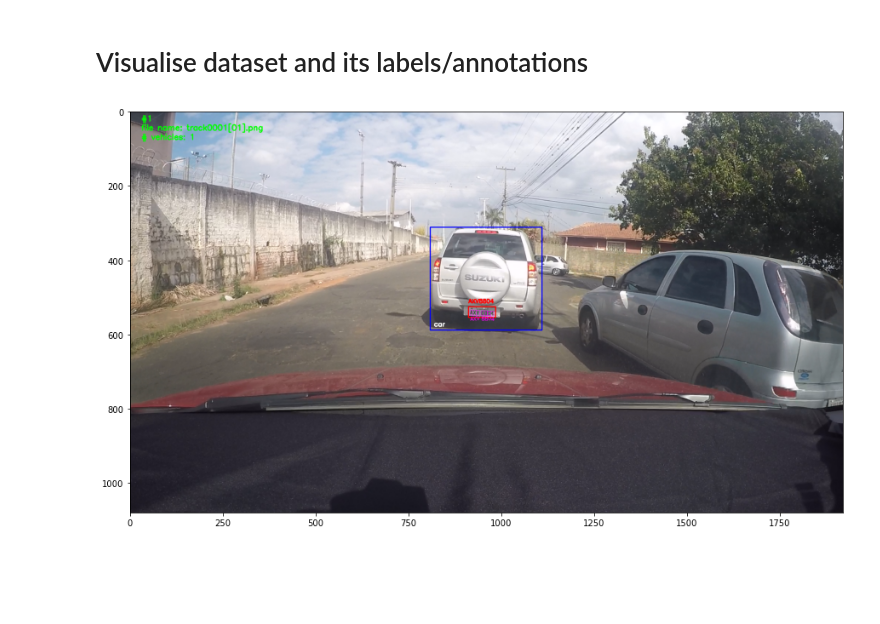
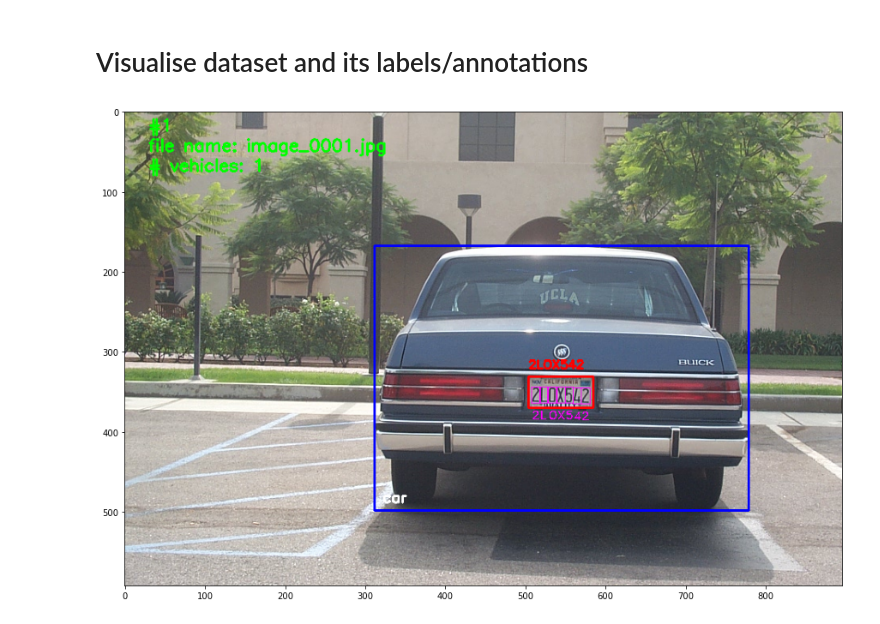
Before and after one commit to RedaAlb/alpr-pipeline, a Jupyter notebook: LP_VT_det_rec/datasets/visualise_dataset.ipynb, the cells around one changed output. Saved outputs shown, nothing was run; the diff lists cells and outputs as text; code cells hidden in the pictures; blank space fills up the shorter version.

```diff
--- a/LP_VT_det_rec/datasets/visualise_dataset.ipynb
+++ b/LP_VT_det_rec/datasets/visualise_dataset.ipynb
@@ -1,7 +1,7 @@
 # %%
-from datasets_util import DatasetsUtil
+from datasets_utils import DatasetsUtils
 
-data_utils = DatasetsUtil()
+data_utils = DatasetsUtils()
 # %% [markdown]
 # Excract required labels
 # %%
@@ -16,6 +16,6 @@ dataset_labels = data_utils.get_all_labels(dataset_i=4, print_log=0, subset="tra
 # Visualise dataset and its labels/annotations
 # %%
 # Plotting images with all the labels to visualise and ensure everything is good.
-data_utils.visualise_dataset(dataset_i=4, subset="training")  # Use the letters "a" and "d" to change sample, "q" to quit.
+data_utils.visualise_dataset(dataset_i=0)  # Use the letters "a" and "d" to change sample, "q" to quit.
 # %% [output]
-[figure, old version]
+[figure, new version]
```
Also changed, not shown: parts of 1 cell of this notebook, 20 other files.
